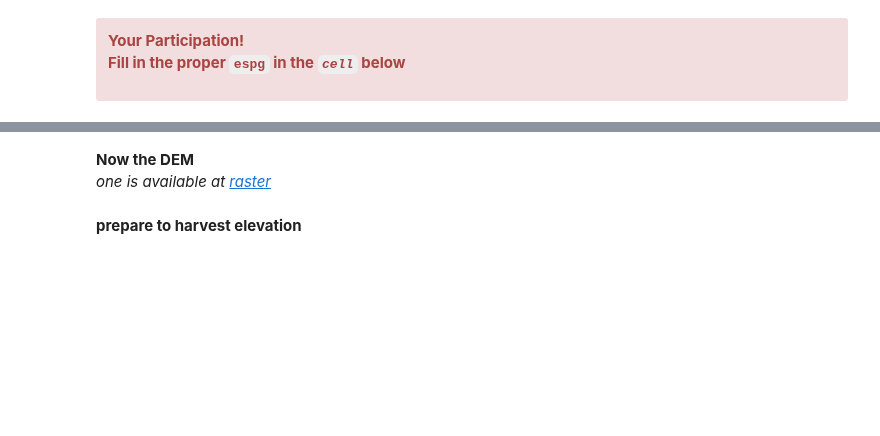
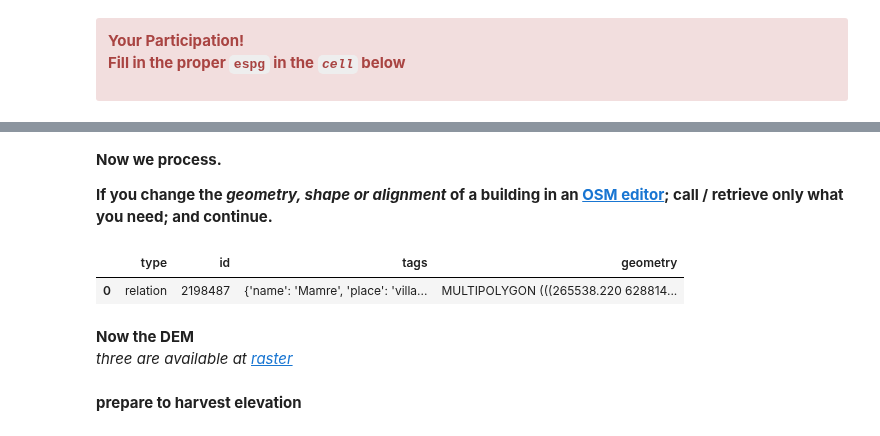
Before and after one commit to AdrianKriger/geo3D, a Jupyter notebook: village/osm_LoD1_3DCityModel-walkthrough.ipynb, the cells around one changed output, grey strips where cells are left out. Drawn from its saved outputs; the diff is of its cells as text; code cells hidden in the pictures; blank space fills up the shorter version.

```diff
--- a/village/osm_LoD1_3DCityModel-walkthrough.ipynb
+++ b/village/osm_LoD1_3DCityModel-walkthrough.ipynb
@@ -222,0 +206,12 @@ aoi = aoi.to_crs(epsg)
+# %% [markdown]
+**Now we process.**
+
+**If you change the *geometry, shape or alignment* of a building in an [OSM editor](https://wiki.openstreetmap.org/wiki/Editors); call / retrieve only what you need; and continue.**
+# %%
+#process aoi
+aoi = gpd.read_file(jparams['aoi_prj'])
+aoi.set_crs(epsg=int(jparams['crs'][-5:]), inplace=True, allow_override=True)                      # set the crs
+aoi.head(2)
+# %% [output]
+|  | type | id | tags | geometry |
+| 0 | relation | 2198487 | {'name': 'Mamre', 'place': 'villa... | MULTIPOLYGON (((265538.220 628814... |
@@ -234,5 +241,5 @@ extent = [aoibuffer.total_bounds[0] - 250, aoibuffer.total_bounds[1] - 250,
 # %% [markdown]
 **Now the DEM**
-*one is available at [raster](https://github.com/AdrianKriger/geo3D/suburb/tree/main/raster)*
+*three are available at [raster](https://github.com/AdrianKriger/geo3D/tree/main/raster)*
 # %%
 gdal.SetConfigOption("GTIFF_SRS_SOURCE", "GEOKEYS")
```
Also changed, not shown: parts of 50 cells of this notebook.
